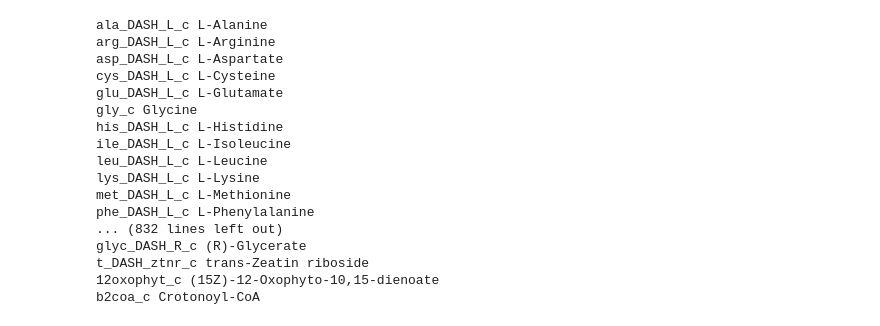
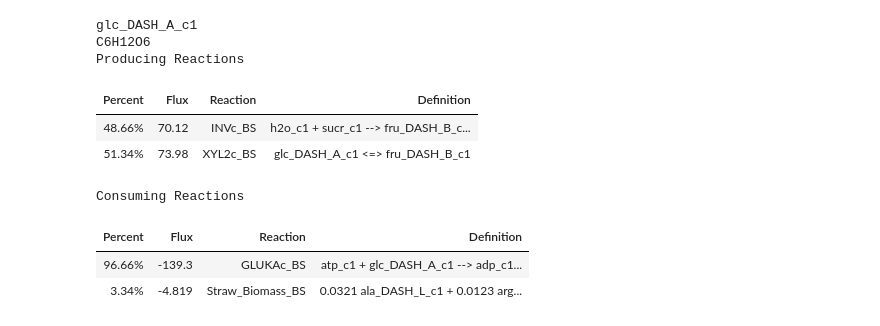
Before and after one commit to rtsantos3/RiceMM, a Jupyter notebook: Scripts/Curation-ios2164.ipynb, the cells around one changed output. Drawn from its saved outputs; the diff is of its cells as text; code cells hidden in the pictures.

```diff
--- a/Scripts/Curation-ios2164.ipynb
+++ b/Scripts/Curation-ios2164.ipynb
@@ -67,0 +29,10 @@ DM_PSII_BSCell: photonPSII_u1 -->  demand removing excess photon from system
+# %%
+ios2164_m = copy.deepcopy(ios2164_orig)
+
+for met in ios2164_m.metabolites:
+    met.id = str(met.id) + '0'
+    met.compartment = str(met.compartment) + '0'
+for rxn in ios2164_m.reactions:
+    rxn.id = str(rxn.id) + '_M'
+
+ios2164_m
@@ -112,24 +77,34 @@ Secretion
-# %%
-#Need to put linker fluxes
-
-for item in ios2164_orig.metabolites:
-    if item.compartment == "c":
-        print(item, item.name)
-# %% [output]
-ala_DASH_L_c L-Alanine
-arg_DASH_L_c L-Arginine
-asp_DASH_L_c L-Aspartate
-cys_DASH_L_c L-Cysteine
-glu_DASH_L_c L-Glutamate
-gly_c Glycine
-his_DASH_L_c L-Histidine
-ile_DASH_L_c L-Isoleucine
-leu_DASH_L_c L-Leucine
-lys_DASH_L_c L-Lysine
-met_DASH_L_c L-Methionine
-phe_DASH_L_c L-Phenylalanine
-... (832 lines left out)
-glyc_DASH_R_c (R)-Glycerate
-t_DASH_ztnr_c trans-Zeatin riboside
-12oxophyt_c (15Z)-12-Oxophyto-10,15-dienoate
-b2coa_c Crotonoyl-CoA
+# %%
+ios2164_2cell.compartments = {
+ 'c0': 'M Cell Cytoplasm',
+ 's0': 'M Cell Plastid',
+ 'r0': 'M Cell Endoplasmic_reticulum',
+ 'm0': 'M Cell Mitochondrion',
+ 'e0': 'M Cell Extracellular',
+ 'u0': 'M Cell Thylakoid',
+ 'x0': 'M Cell Peroxisome',
+ 'v0': 'M Cell Vacuole',
+ 'c1': 'BS Cell Cytoplasm',
+ 's1': 'BS Cell Plastid',
+ 'r1': 'BS Cell Endoplasmic_reticulum',
+ 'm1': 'BS Cell Mitochondrion',
+ 'e1': 'BS Cell Extracellular',
+ 'u1': 'BS Cell Thylakoid',
+ 'x1': 'BS Cell Peroxisome',
+ 'v1': 'BS Cell Vacuole'}
+#Apparently compartments don't update after  merging so I've updated it na lang after that
+#Also need to rebuild the model medium
+# %%
+ios2164_2cell.metabolites.glc_DASH_A_c1.summary()
+#It works
+# %% [output]
+glc_DASH_A_c1
+C6H12O6
+Producing Reactions
+| Percent | Flux | Reaction | Definition |
+| 48.66% | 70.12 | INVc_BS | h2o_c1 + sucr_c1 --> fru_DASH_B_c... |
+| 51.34% | 73.98 | XYL2c_BS | glc_DASH_A_c1 <=> fru_DASH_B_c1 |
+Consuming Reactions
+| Percent | Flux | Reaction | Definition |
+| 96.66% | -139.3 | GLUKAc_BS | atp_c1 + glc_DASH_A_c1 --> adp_c1... |
+| 3.34% | -4.819 | Straw_Biomass_BS | 0.0321 ala_DASH_L_c1 + 0.0123 arg... |
```
Also changed, not shown: parts of 19 cells of this notebook, 4 other files.
